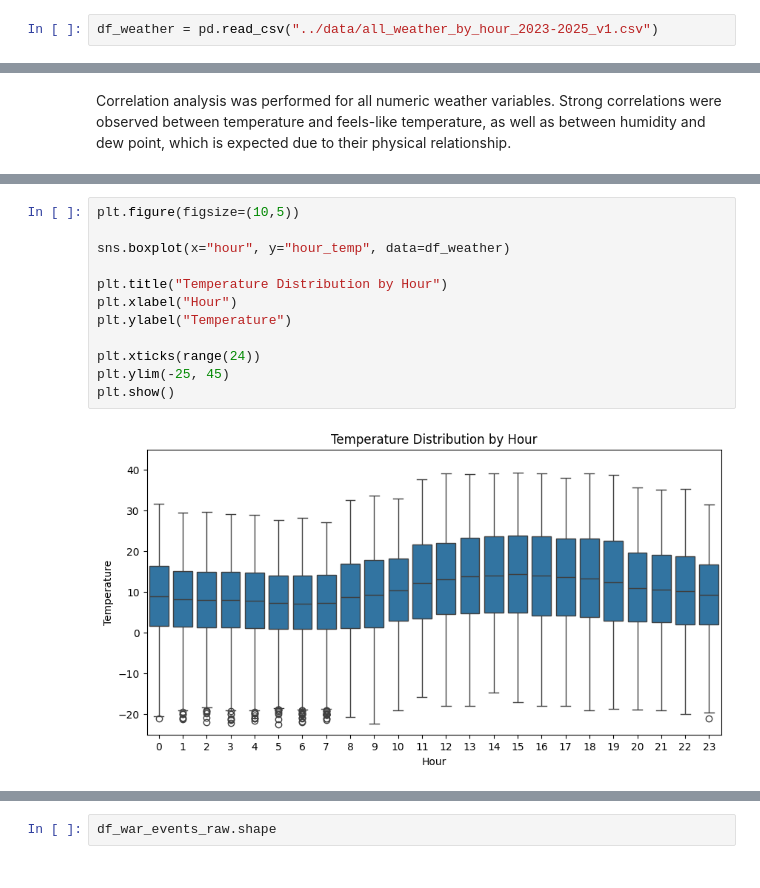
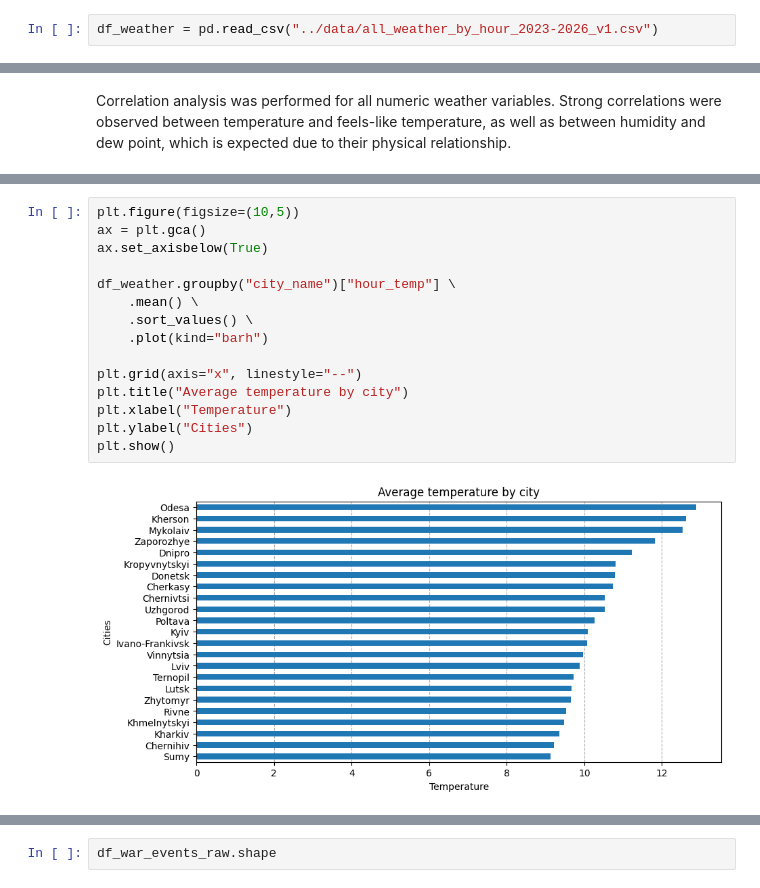
Before and after one commit to khorunzhaviktoriia/war-events-predictor-saas, a Jupyter notebook: forecasting/war_events_predictor.ipynb, the cells around one changed output, grey strips where cells are left out. Saved outputs shown, nothing was run; the diff lists cells and outputs as text.

```diff
--- a/forecasting/war_events_predictor.ipynb
+++ b/forecasting/war_events_predictor.ipynb
@@ -29,5 +29,5 @@ import json
 # %%
-df_weather = pd.read_csv("../data/all_weather_by_hour_2023-2025_v1.csv")
+df_weather = pd.read_csv("../data/all_weather_by_hour_2023-2026_v1.csv")
 # %%
 df_war_events_raw = pd.read_csv("../data/alarms-240222-010325.csv", sep=";")
 df_regions = pd.read_csv("../data/regions.csv")
@@ -465,15 +470,18 @@ plt.show()
 # %%
 plt.figure(figsize=(10,5))
+ax = plt.gca()
+ax.set_axisbelow(True)
 
-sns.boxplot(x="hour", y="hour_temp", data=df_weather)
+df_weather.groupby("city_name")["hour_temp"] \
+    .mean() \
+    .sort_values() \
+    .plot(kind="barh")
 
-plt.title("Temperature Distribution by Hour")
-plt.xlabel("Hour")
-plt.ylabel("Temperature")
-
-plt.xticks(range(24))
-plt.ylim(-25, 45)
+plt.grid(axis="x", linestyle="--")
+plt.title("Average temperature by city")
+plt.xlabel("Temperature")
+plt.ylabel("Cities")
 plt.show()
 # %% [output]
-[figure, old version]
+[figure, new version]
 # %%
```
Also changed, not shown: parts of 67 cells of this notebook.
